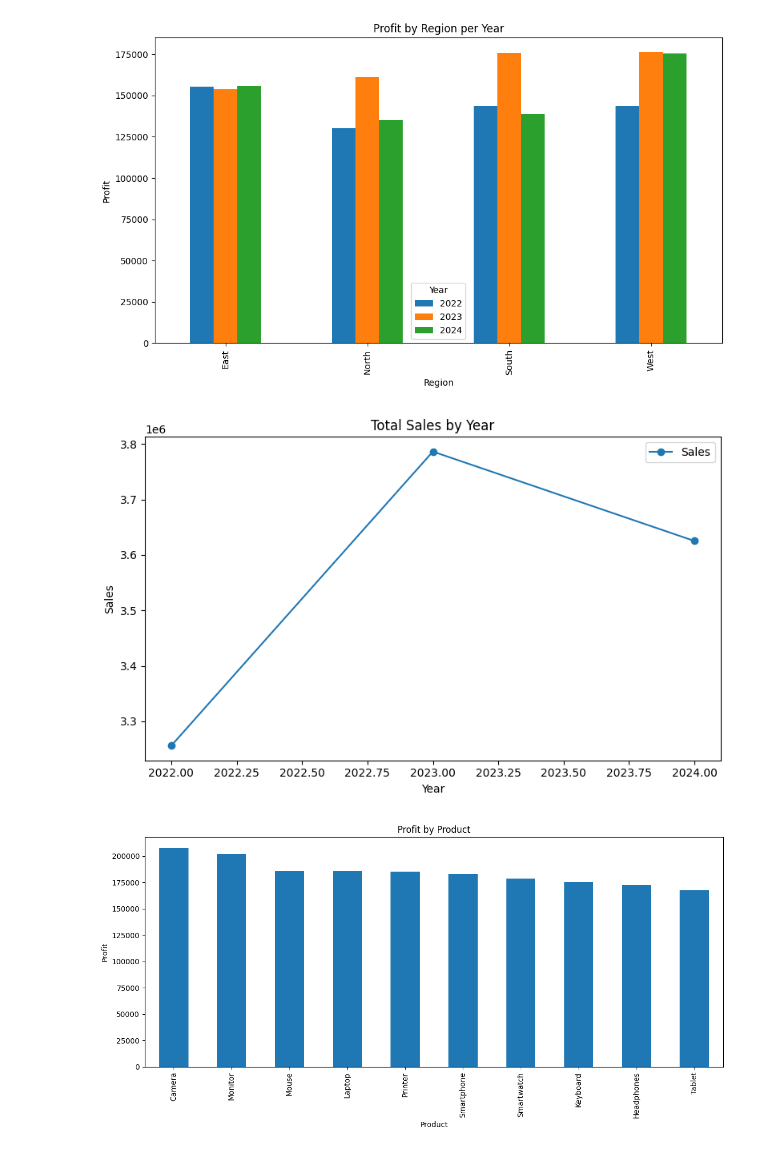
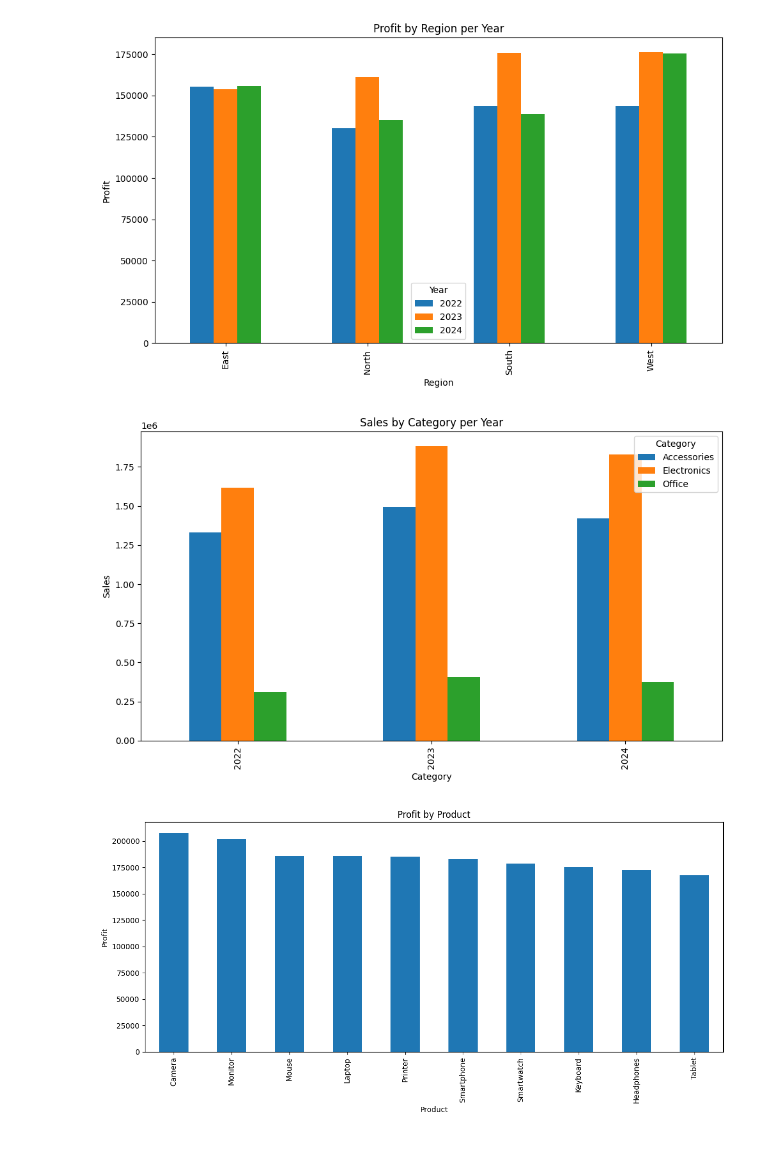
Before and after one commit to JoemarDeVera/ecommerce-analysis, a Jupyter notebook: notebooks/analysis.ipynb, the cells around one changed output. Cells and saved outputs as stored; diff of their text form; code cells hidden in the pictures.

```diff
--- a/notebooks/analysis.ipynb
+++ b/notebooks/analysis.ipynb
@@ -153,15 +162,15 @@ plt.tight_layout()
 plt.show()
 # %% [output]
 [figure]
-# %%
-sales_by_year.plot(kind='line', marker='o', figsize=(8,5))
-plt.title("Total Sales by Year")
-plt.xlabel("Year")
-plt.ylabel("Sales")
-plt.tight_layout()
-plt.show()
-# %% [output]
-[figure, removed]
+# %%
+sales_category_year.plot(kind='bar',figsize=(10,6))
+plt.title("Sales by Category per Year")
+plt.xlabel("Category")
+plt.ylabel("Sales")
+plt.tight_layout()
+plt.show()
+# %% [output]
+[figure, added]
 # %%
 profit_by_product.plot(kind='bar', figsize=(12,6), legend=False)
 plt.title("Profit by Product")
```
Also changed, not shown: parts of 1 cell of this notebook.
